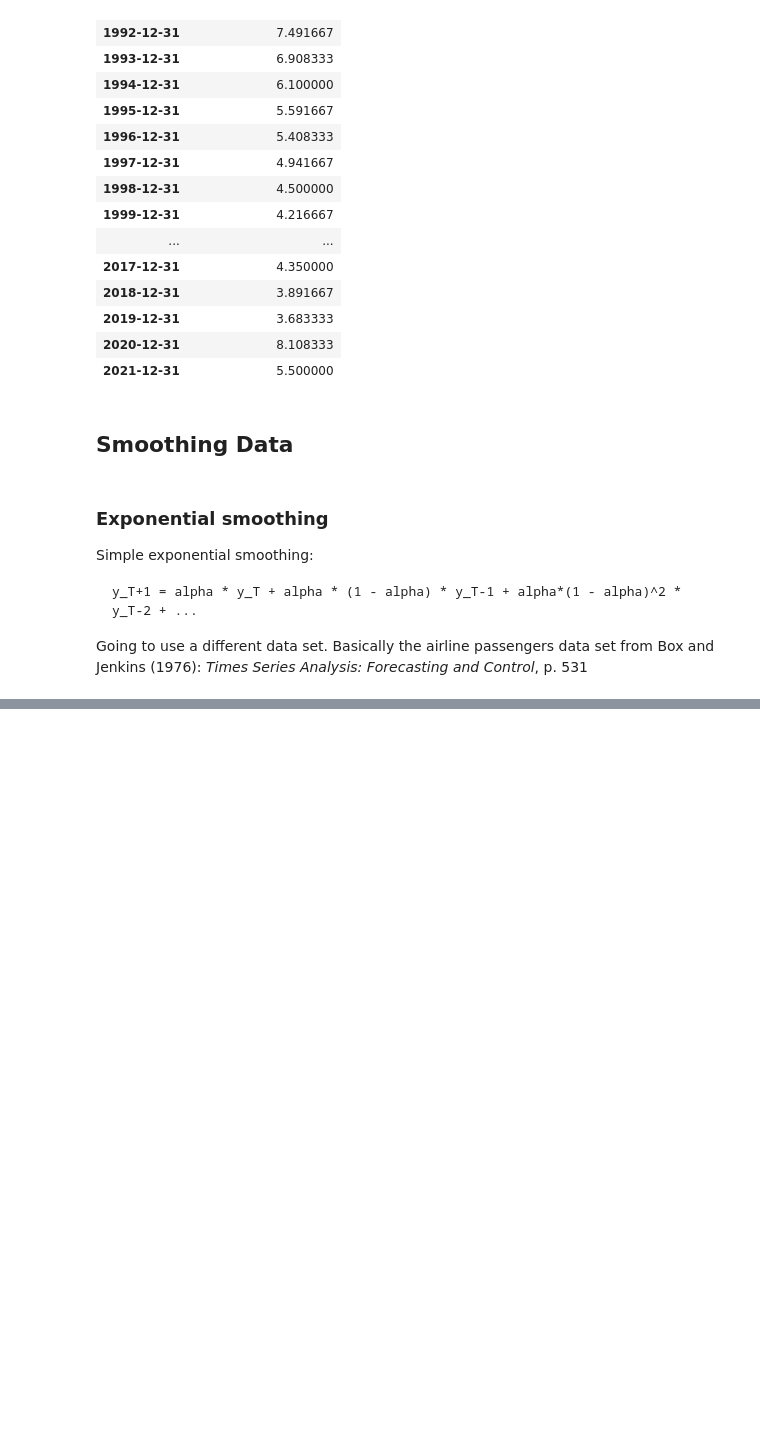
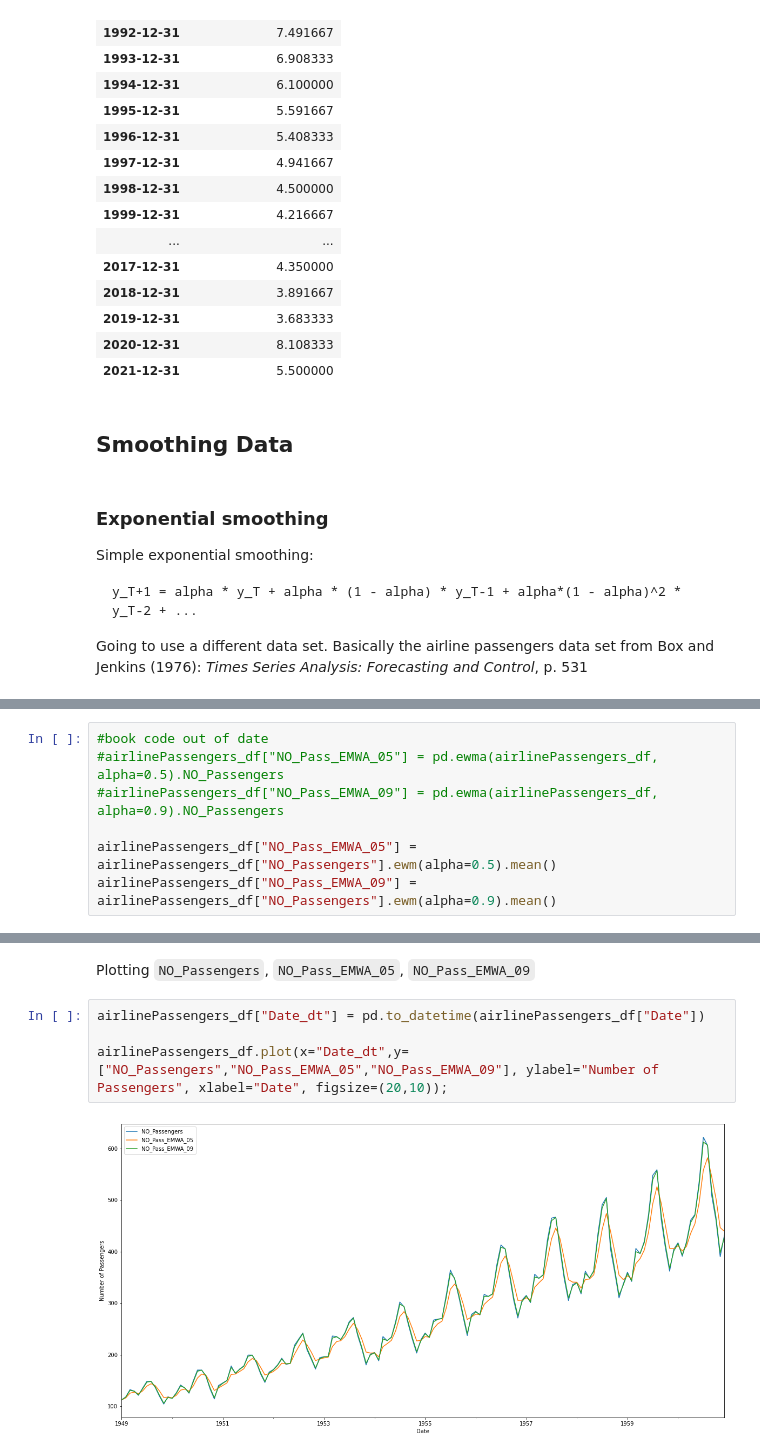
Before and after one commit to michael-a-green/BookRepo, a Jupyter notebook: Ch02/pycharm_project/My_Notebook_Ch02.ipynb, the cells around one changed output, grey strips where cells are left out. Saved outputs shown, nothing was run; the diff lists cells and outputs as text; blank space fills up the shorter version.

```diff
--- a/Ch02/pycharm_project/My_Notebook_Ch02.ipynb
+++ b/Ch02/pycharm_project/My_Notebook_Ch02.ipynb
@@ -2127,0 +2138,7 @@ airlinePassengers_df.head()
+# %%
+#book code out of date
+#airlinePassengers_df["NO_Pass_EMWA_05"] = pd.ewma(airlinePassengers_df, alpha=0.5).NO_Passengers
+#airlinePassengers_df["NO_Pass_EMWA_09"] = pd.ewma(airlinePassengers_df, alpha=0.9).NO_Passengers
+
+airlinePassengers_df["NO_Pass_EMWA_05"] = airlinePassengers_df["NO_Passengers"].ewm(alpha=0.5).mean()
+airlinePassengers_df["NO_Pass_EMWA_09"] = airlinePassengers_df["NO_Passengers"].ewm(alpha=0.9).mean()
@@ -2127,0 +2154,8 @@ airlinePassengers_df.head()
+# %% [markdown]
+Plotting `NO_Passengers`, `NO_Pass_EMWA_05`, `NO_Pass_EMWA_09`
+# %%
+airlinePassengers_df["Date_dt"] = pd.to_datetime(airlinePassengers_df["Date"])
+
+airlinePassengers_df.plot(x="Date_dt",y=["NO_Passengers","NO_Pass_EMWA_05","NO_Pass_EMWA_09"], ylabel="Number of Passengers", xlabel="Date", figsize=(20,10));
+# %% [output]
+[figure, added]
```
Also changed, not shown: parts of 34 cells of this notebook.
